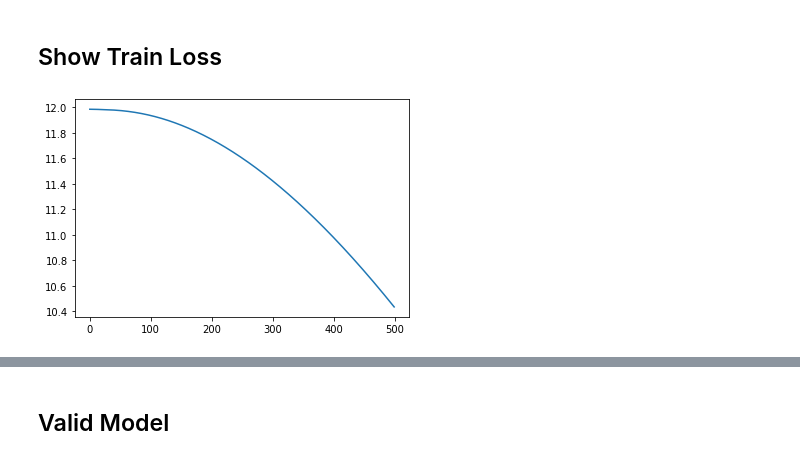
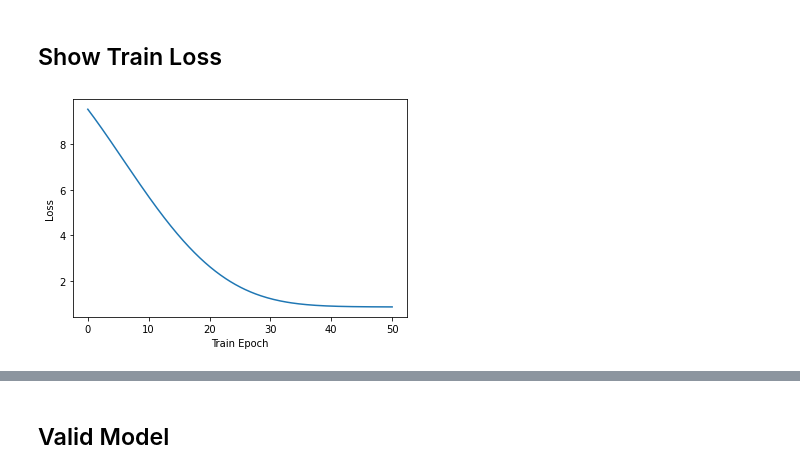
Before and after one commit to cbhua/edge-to-node, a Jupyter notebook: model_gcn.ipynb, the cells around one changed output, grey strips where cells are left out. Saved outputs shown, nothing was run; the diff lists cells and outputs as text; code cells hidden in the pictures.

```diff
--- a/model_gcn.ipynb
+++ b/model_gcn.ipynb
@@ -444,10 +469,16 @@ print(count)
 {0: 21264, 1: 2, 2: 71, 3: 11, 4: 3, 5: 8, 6: 7251, 7: 8, 8: 5, 9: 10154, 10: 106, 11: 0, 12: 4, 13: 14, 14: 1, 15: 14, 16: 55, 17: 0, 18: 1, 19: 0, 20: 2, 21: 1, 22: 1, 23: 669, 24: 254}
 # %% [markdown]
 ## Show Train Loss
-# %%
-plt.plot(loss_list)
-plt.savefig('train-3000-0.1.png')
-plt.show()
-# %% [output]
-[figure, removed]
+# %%
+# loss_list = np.array(loss_list) * 10
+x = np.linspace(0, 50, num=2400)
+plt.plot(x, loss_list[600:], label='Loss')
+y1 = loss_list[600:]
+# plt.title('Loss')
+plt.xlabel('Train Epoch')
+plt.ylabel('Loss')
+plt.savefig('train-3000-0.1.png')
+plt.show()
+# %% [output]
+[figure, added]
 # %%
```
Also changed, not shown: parts of 18 cells of this notebook.
